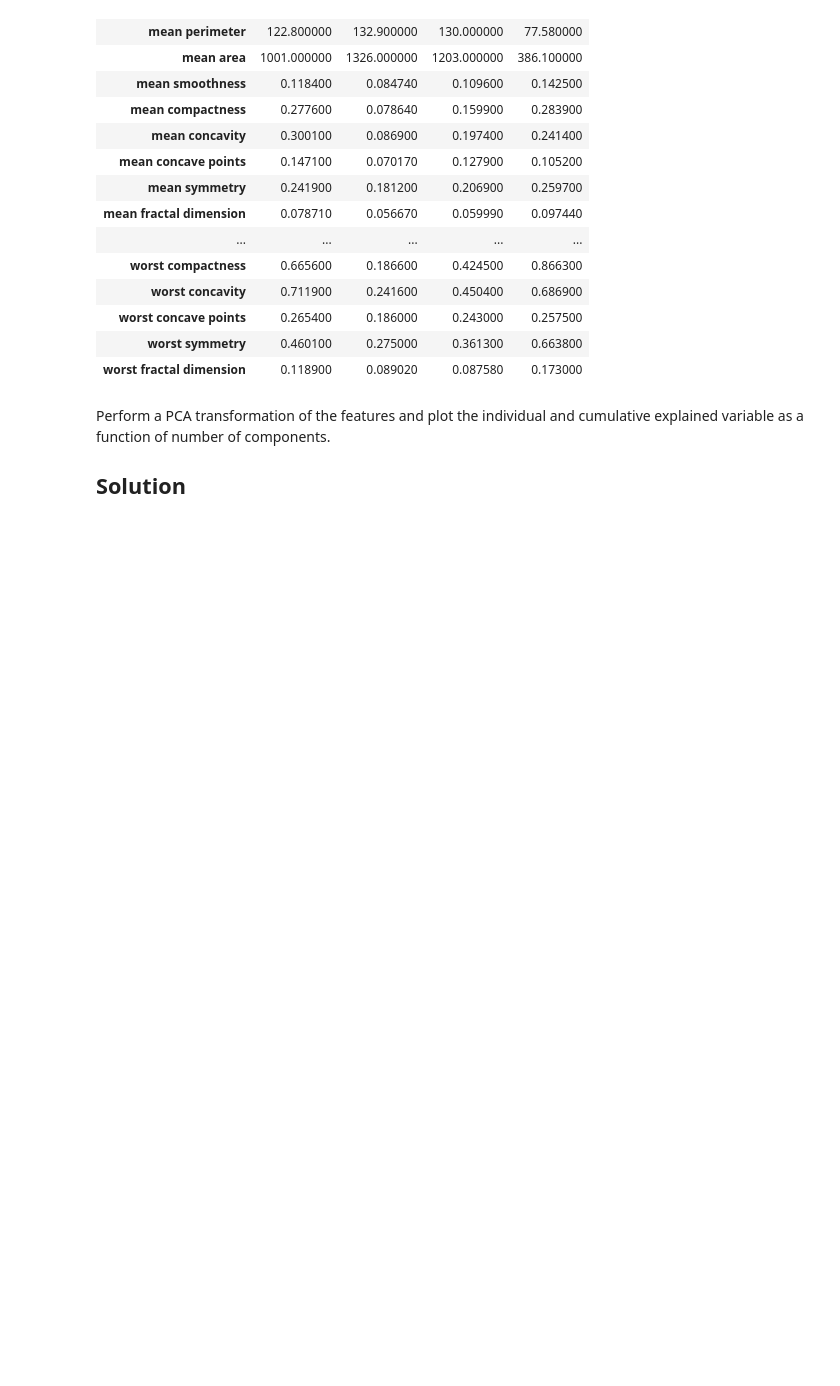
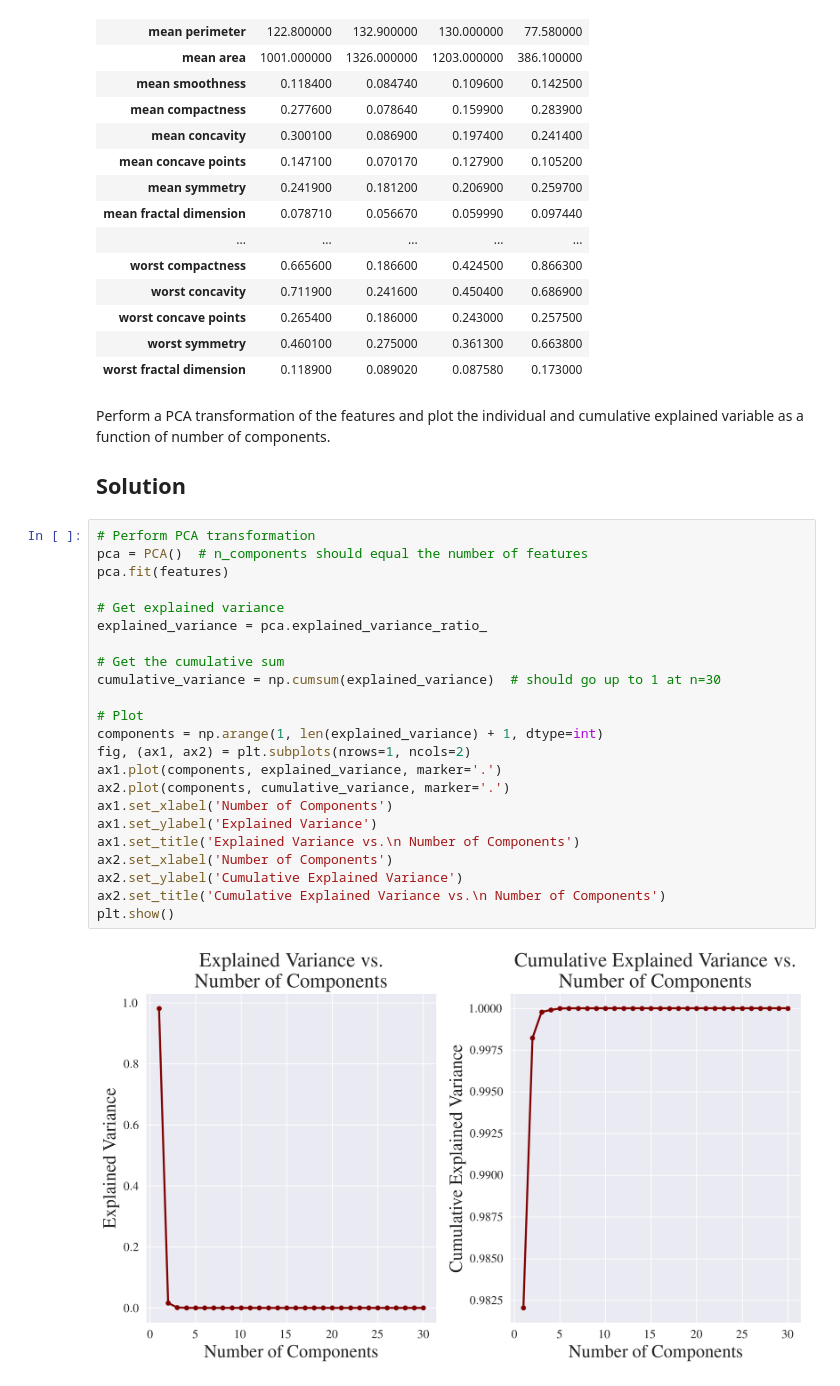
Before and after one commit to gabemorris12/machine_learning, a Jupyter notebook: Homework 3/Machine Learning Homework 3.ipynb, the cells around one changed output. Saved outputs shown, nothing was run; the diff lists cells and outputs as text; blank space fills up the shorter version.

```diff
--- a/Homework 3/Machine Learning Homework 3.ipynb
+++ b/Homework 3/Machine Learning Homework 3.ipynb
@@ -39,3 +41,28 @@ temp_df.head(n=4).transpose()
 Perform a PCA transformation of the features and plot the individual and cumulative explained variable as a function of number of components.
 
 ## Solution
+# %%
+# Perform PCA transformation
+pca = PCA()  # n_components should equal the number of features
+pca.fit(features)
+
+# Get explained variance
+explained_variance = pca.explained_variance_ratio_
+
+# Get the cumulative sum
+cumulative_variance = np.cumsum(explained_variance)  # should go up to 1 at n=30
+
+# Plot
+components = np.arange(1, len(explained_variance) + 1, dtype=int)
+fig, (ax1, ax2) = plt.subplots(nrows=1, ncols=2)
+ax1.plot(components, explained_variance, marker='.')
+ax2.plot(components, cumulative_variance, marker='.')
+ax1.set_xlabel('Number of Components')
+ax1.set_ylabel('Explained Variance')
+ax1.set_title('Explained Variance vs.\n Number of Components')
+ax2.set_xlabel('Number of Components')
+ax2.set_ylabel('Cumulative Explained Variance')
+ax2.set_title('Cumulative Explained Variance vs.\n Number of Components')
+plt.show()
+# %% [output]
+[figure, added]
```
Also changed, not shown: parts of 9 cells of this notebook, 1 other file.
